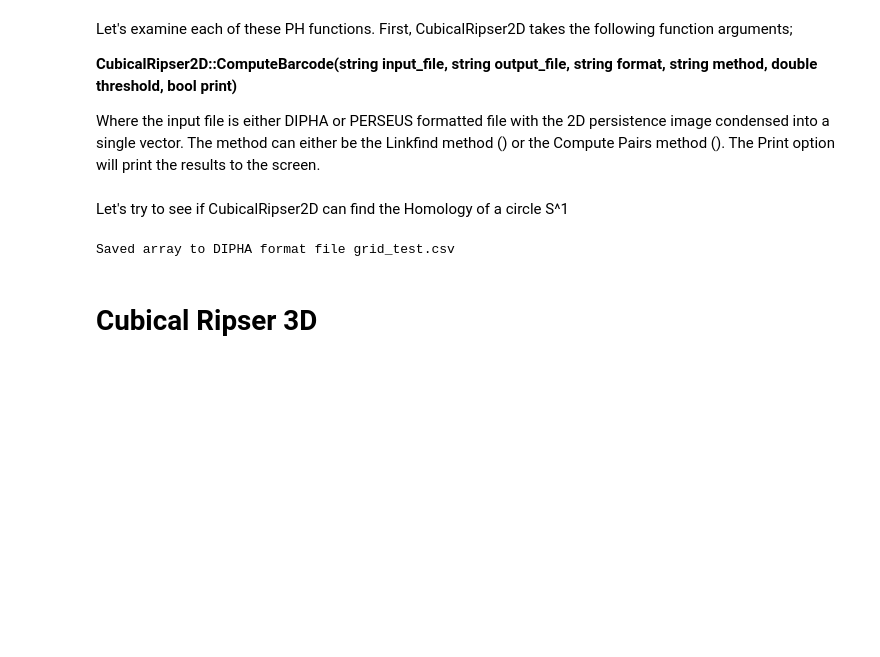
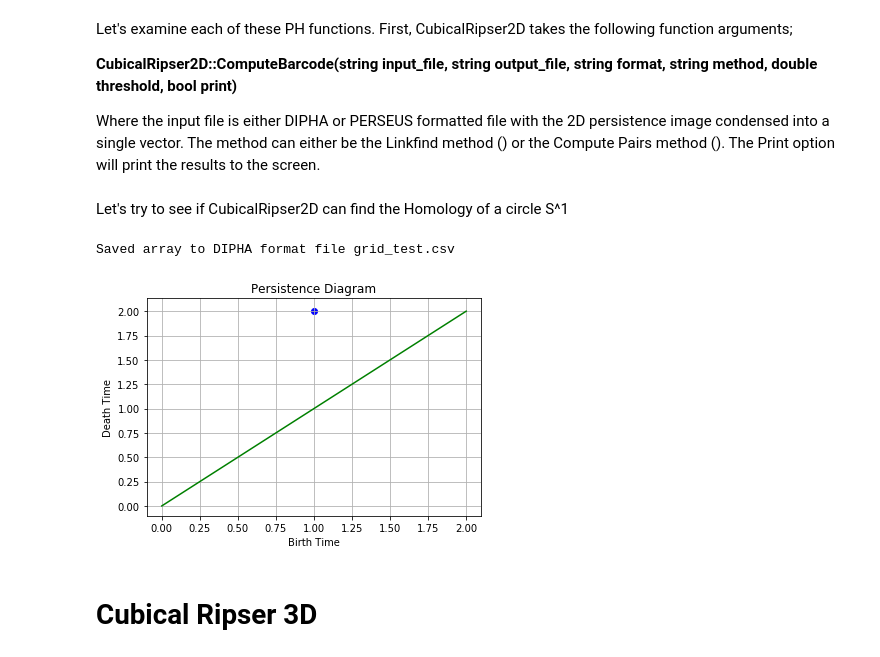
Before and after one commit to infophysics/tda-toolkit, a Jupyter notebook: TDA Persistent Homology.ipynb, the cells around one changed output. Drawn from its saved outputs; the diff is of its cells as text; code cells hidden in the pictures; blank space fills up the shorter version.

```diff
--- a/TDA Persistent Homology.ipynb
+++ b/TDA Persistent Homology.ipynb
@@ -73,15 +71,19 @@ cube2D.ComputeBarcode("algorithms/CubicalRipser_2dim/dat/data-1.complex", "test.
 Let's try to see if CubicalRipser2D can find the Homology of a circle S^1
 # %%
 # Create 3x3 2D pixel array
-grid = [[1,1,1],[1,0,1],[1,1,1]]
+grid = [[1,1,1],[1,2,1],[1,1,1]]
 
 # save as dipha format
 TDA.save_array_to_dipha(grid, "grid_test.csv")
 
 #  Compute the barcode
 cube2D.ComputeBarcode("grid_test.csv", "test.csv", "DIPHA", "LINKFIND", 10, True)
+
+#  Plot the persistence diagram
+TDA.plot_persistence_diagram_from_file("test.csv")
 # %% [output]
 Saved array to DIPHA format file grid_test.csv
+[figure, added]
 # %% [markdown]
 # Cubical Ripser 3D
 # %% [markdown]
```
Also changed, not shown: parts of 3 cells of this notebook, 1 other file.
